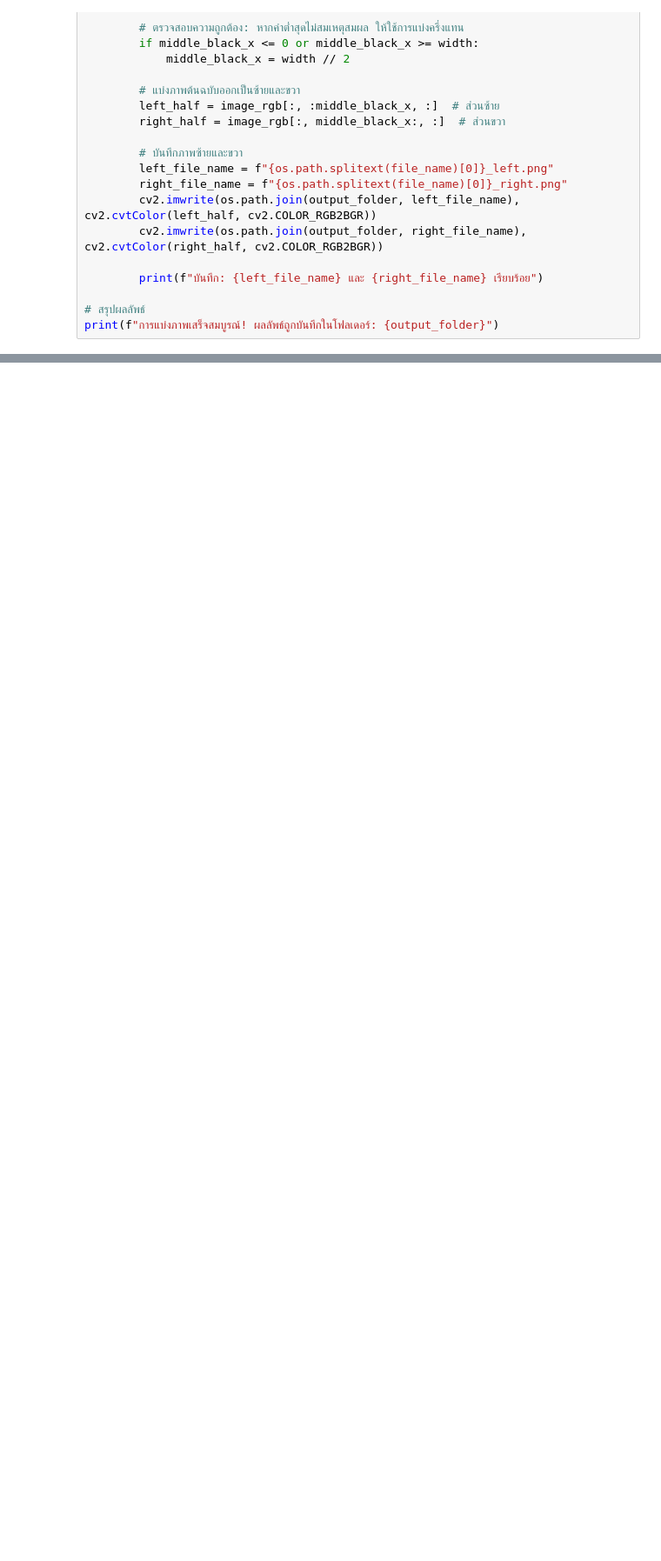
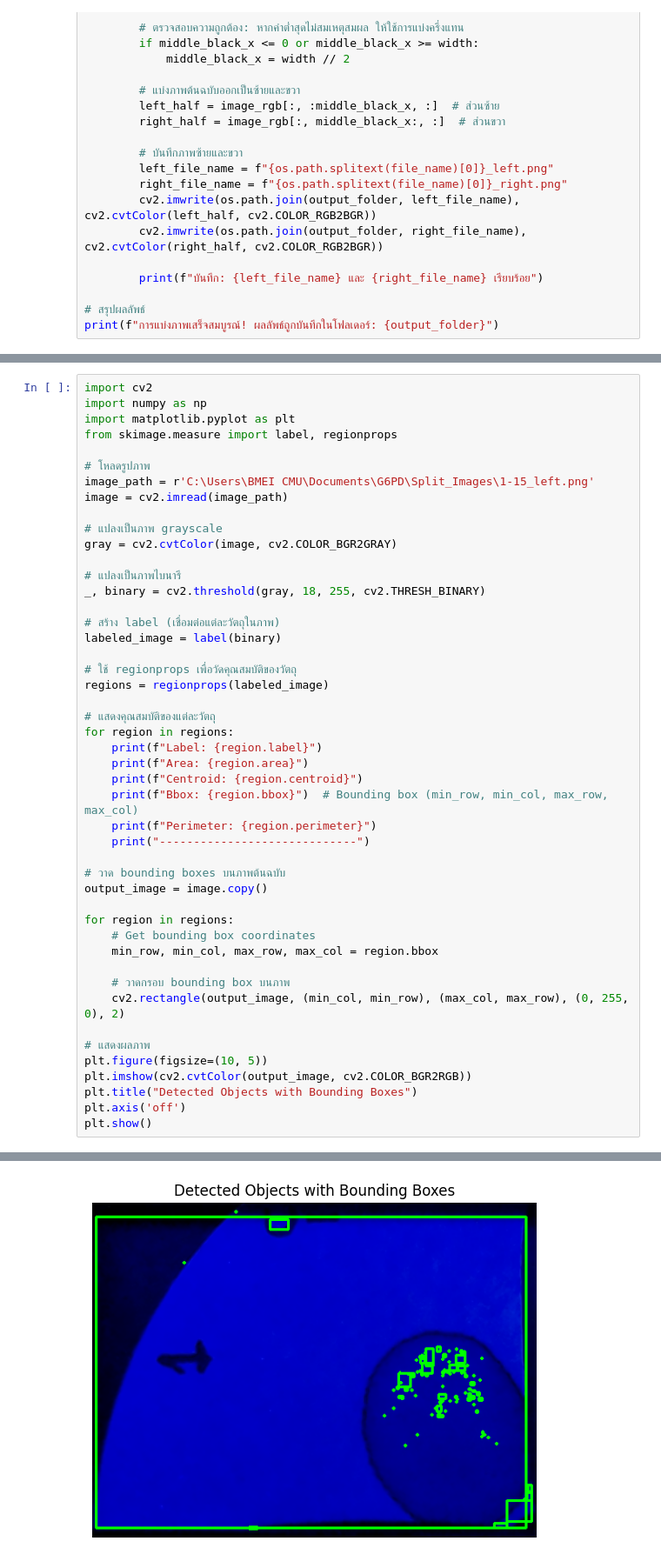
Before and after one commit to KungLobster69/WORK, a Jupyter notebook: Windows/CODE_BME/PROJECT_G6PD/Blood_cell_separation.ipynb, the cells around one changed output, grey strips where cells are left out. Shown at 87% size. Saved outputs shown, nothing was run; the diff lists cells and outputs as text; blank space fills up the shorter version.

```diff
--- a/Windows/CODE_BME/PROJECT_G6PD/Blood_cell_separation.ipynb
+++ b/Windows/CODE_BME/PROJECT_G6PD/Blood_cell_separation.ipynb
@@ -197,0 +113,48 @@ plt.show()
+# %%
+import cv2
+import numpy as np
+import matplotlib.pyplot as plt
+from skimage.measure import label, regionprops
+
+# โหลดรูปภาพ
+image_path = r'C:\Users\BMEI CMU\Documents\G6PD\Split_Images\1-15_left.png'
+image = cv2.imread(image_path)
+
+# แปลงเป็นภาพ grayscale
+gray = cv2.cvtColor(image, cv2.COLOR_BGR2GRAY)
+
+# แปลงเป็นภาพไบนารี
+_, binary = cv2.threshold(gray, 18, 255, cv2.THRESH_BINARY)
+
+# สร้าง label (เชื่อมต่อแต่ละวัตถุในภาพ)
+labeled_image = label(binary)
+
+# ใช้ regionprops เพื่อวัดคุณสมบัติของวัตถุ
+regions = regionprops(labeled_image)
+
+# แสดงคุณสมบัติของแต่ละวัตถุ
+for region in regions:
+    print(f"Label: {region.label}")
+    print(f"Area: {region.area}")
+    print(f"Centroid: {region.centroid}")
+    print(f"Bbox: {region.bbox}")  # Bounding box (min_row, min_col, max_row, max_col)
+    print(f"Perimeter: {region.perimeter}")
+    print("-----------------------------")
+
+# วาด bounding boxes บนภาพต้นฉบับ
+output_image = image.copy()
+
+for region in regions:
+    # Get bounding box coordinates
+    min_row, min_col, max_row, max_col = region.bbox
+
+    # วาดกรอบ bounding box บนภาพ
+    cv2.rectangle(output_image, (min_col, min_row), (max_col, max_row), (0, 255, 0), 2)
+
+# แสดงผลภาพ
+plt.figure(figsize=(10, 5))
+plt.imshow(cv2.cvtColor(output_image, cv2.COLOR_BGR2RGB))
+plt.title("Detected Objects with Bounding Boxes")
+plt.axis('off')
+plt.show()
+# %% [output]
@@ -197,0 +178 @@ plt.show()
+[figure, added]
```
Also changed, not shown: parts of 3 cells of this notebook.
